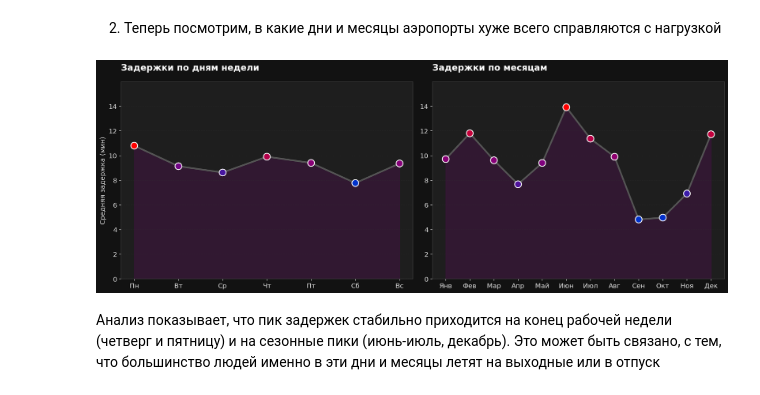
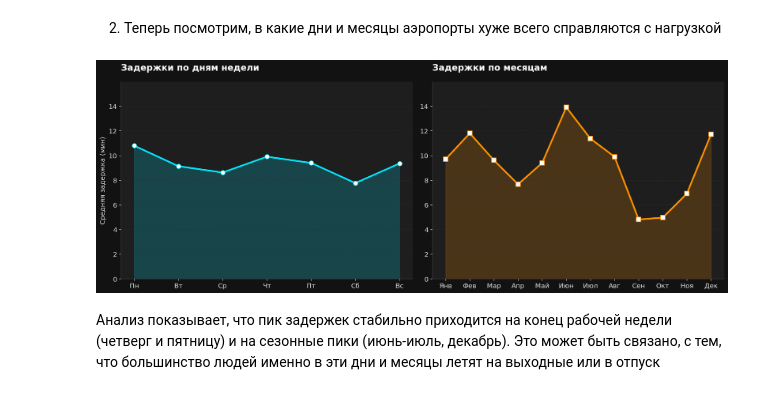
Before and after one commit to Rubyn973/Glushenko_HW, a Jupyter notebook: Homework4.ipynb, the cells around one changed output. Drawn from its saved outputs; the diff is of its cells as text; code cells hidden in the pictures.

```diff
--- a/Homework4.ipynb
+++ b/Homework4.ipynb
@@ -74,43 +74,40 @@ plt.show()
 # %%
 day_delay = df.groupby('DAY_OF_WEEK')['DEPARTURE_DELAY'].mean()
 month_delay = df.groupby('MONTH')['DEPARTURE_DELAY'].mean()
 
 fig, axes = plt.subplots(1, 2, figsize=(16, 6))
 
 
 global_max = max(day_delay.max(), month_delay.max())
-#Добавляем место сверху максимума
-y_limit = global_max * 1.15
+y_limit = global_max * 1.15  # Добавляем 15% запаса сверху, чтобы точки не упирались в рамку
 
 #Дни недели
-axes[0].plot(day_delay.index, day_delay.values, color='#555555', linewidth=3, zorder=1)
-sc0 = axes[0].scatter(day_delay.index, day_delay.values, c=day_delay.values, cmap=custom_cmap,
-                      s=150, zorder=2, edgecolors='#ffffff', linewidth=1.5)
-axes[0].fill_between(day_delay.index, day_delay.values, color='#800080', alpha=0.2, zorder=0)
-
+axes[0].plot(day_delay.index, day_delay.values, marker='o', color='#00e5ff', linewidth=3, markersize=8, markerfacecolor='#ffffff')
+axes[0].fill_between(day_delay.index, day_delay.values, color='#00e5ff', alpha=0.2)
 axes[0].set_title('Задержки по дням недели', loc='left')
 axes[0].set_xticks(range(1, 8))
 axes[0].set_xticklabels(['Пн', 'Вт', 'Ср', 'Чт', 'Пт', 'Сб', 'Вс'])
 axes[0].set_ylabel('Средняя задержка (мин)')
-axes[0].grid(axis='y', alpha=0.3)
-axes[0].set_ylim(0, y_limit) # ПРИМЕНЯЕМ ОДИНАКОВЫЙ ЛИМИТ
+axes[0].grid(axis='y', alpha=0.5)
+axes[0].spines['top'].set_visible(False)
+axes[0].spines['right'].set_visible(False)
+axes[0].set_ylim(0, y_limit)
 
 #Месяцы
-axes[1].plot(month_delay.index, month_delay.values, color='#555555', linewidth=3, zorder=1)
-sc1 = axes[1].scatter(month_delay.index, month_delay.values, c=month_delay.values, cmap=custom_cmap,
-                      s=150, zorder=2, edgecolors='#ffffff', linewidth=1.5)
-axes[1].fill_between(month_delay.index, month_delay.values, color='#800080', alpha=0.2, zorder=0)
-
+axes[1].plot(month_delay.index, month_delay.values, marker='s', color='#ff9100', linewidth=3, markersize=8, markerfacecolor='#ffffff')
+axes[1].fill_between(month_delay.index, month_delay.values, color='#ff9100', alpha=0.2)
 axes[1].set_title('Задержки по месяцам', loc='left')
 axes[1].set_xticks(range(1, 13))
 axes[1].set_xticklabels(['Янв', 'Фев', 'Мар', 'Апр', 'Май', 'Июн', 'Июл', 'Авг', 'Сен', 'Окт', 'Ноя', 'Дек'])
-axes[1].grid(axis='y', alpha=0.3)
+axes[1].grid(axis='y', alpha=0.5)
+axes[1].spines['top'].set_visible(False)
+axes[1].spines['right'].set_visible(False)
 axes[1].set_ylim(0, y_limit)
 
 plt.tight_layout()
 plt.show()
 # %% [output]
-[figure, old version]
+[figure, new version]
 # %% [markdown]
 Анализ показывает, что пик задержек стабильно приходится на конец рабочей недели (четверг и пятницу) и на сезонные пики (июнь-июль, декабрь). Это может быть связано, с тем, что большинство людей именно в эти дни и месяцы летят на выходные или в отпуск
 # %% [markdown]
```
Also changed, not shown: parts of 3 cells of this notebook.
